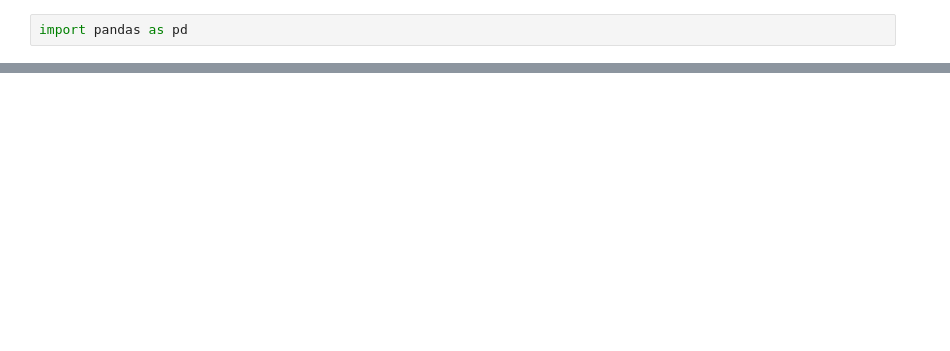
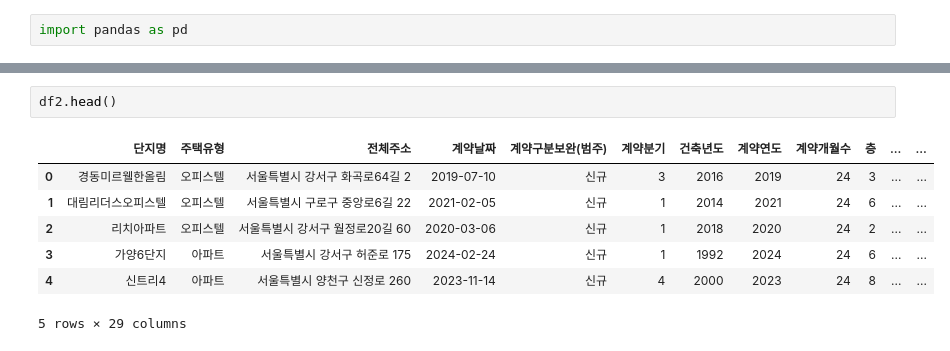
Before and after one commit to yoonkeen88/ChangeCoordinate, a Jupyter notebook: preprocessing/data_seper.ipynb, the cells around one changed output, grey strips where cells are left out. Cells and saved outputs as stored; diff of their text form; blank space fills up the shorter version.

```diff
--- a/preprocessing/data_seper.ipynb
+++ b/preprocessing/data_seper.ipynb
@@ -30,0 +38,10 @@ Name: 전체주소, Length: 1024931, dtype: object
+# %%
+df2.head()
+# %% [output]
+|  | 단지명 | 주택유형 | 전체주소 | 계약날짜 | 계약구분보완(범주) | 계약분기 | 건축년도 | 계약연도 | 계약개월수 | 층 | ... | ... |
+| 0 | 경동미르웰한올림 | 오피스텔 | 서울특별시 강서구 화곡로64길 2 | 2019-07-10 | 신규 | 3 | 2016 | 2019 | 24 | 3 | ... | ... |
+| 1 | 대림리더스오피스텔 | 오피스텔 | 서울특별시 구로구 중앙로6길 22 | 2021-02-05 | 신규 | 1 | 2014 | 2021 | 24 | 6 | ... | ... |
+| 2 | 리치아파트 | 오피스텔 | 서울특별시 강서구 월정로20길 60 | 2020-03-06 | 신규 | 1 | 2018 | 2020 | 24 | 2 | ... | ... |
+| 3 | 가양6단지 | 아파트 | 서울특별시 강서구 허준로 175 | 2024-02-24 | 신규 | 1 | 1992 | 2024 | 24 | 6 | ... | ... |
+| 4 | 신트리4 | 아파트 | 서울특별시 양천구 신정로 260 | 2023-11-14 | 신규 | 4 | 2000 | 2023 | 24 | 8 | ... | ... |
+5 rows × 29 columns
```
Also changed, not shown: parts of 47 cells of this notebook, 4 other files.
